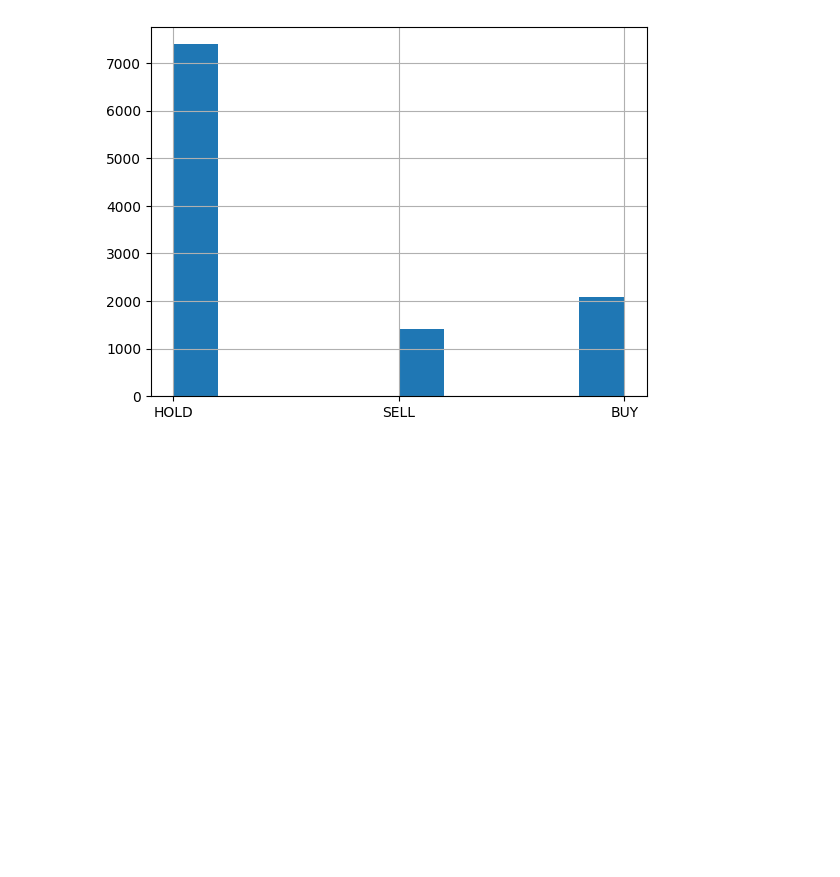
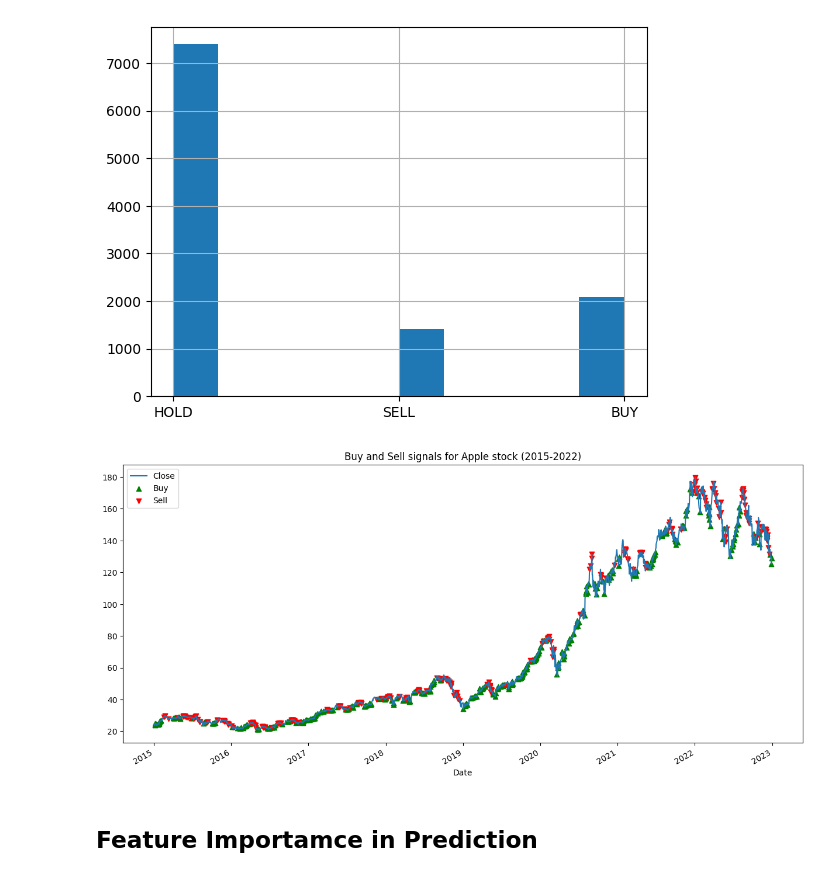
Before and after one commit to Deadeye111/fhgr-cds-305-trading-bot, a Jupyter notebook: CCN/CNN_based_TradingBot_V1.ipynb, the cells around one changed output. Cells and saved outputs as stored; diff of their text form; code cells hidden in the pictures; blank space fills up the shorter version.

Commit message:
added some plots and created structure

```diff
--- a/CCN/CNN_based_TradingBot_V1.ipynb
+++ b/CCN/CNN_based_TradingBot_V1.ipynb
@@ -119,3 +132,20 @@ apple_df['Labels'].hist()
 # %% [output]
 <Axes: >
 [figure]
+# %%
+plt.figure(figsize=(15, 7))
+
+# add buy and sell signals
+# buy = green, sell = red
+buy = apple_df[(apple_df['Labels'] == 'BUY') & (apple_df.index >= '2015-01-01') & (apple_df.index <= '2022-12-31')]
+sell = apple_df[(apple_df['Labels'] == 'SELL') & (apple_df.index >= '2015-01-01') & (apple_df.index <= '2022-12-31')]
+apple_df['Close']['2015':'2022'].plot()
+plt.scatter(buy.index, buy['Close'], color='g', marker='^', alpha=1)
+plt.scatter(sell.index, sell['Close'], color='r', marker='v', alpha=1)
+plt.title('Buy and Sell signals for Apple stock (2015-2022)')
+plt.legend(['Close', 'Buy', 'Sell'])
+plt.show()
+# %% [output]
+[figure, added]
+# %% [markdown]
+## Feature Importamce in Prediction
```
Also changed, not shown: parts of 9 cells of this notebook.
